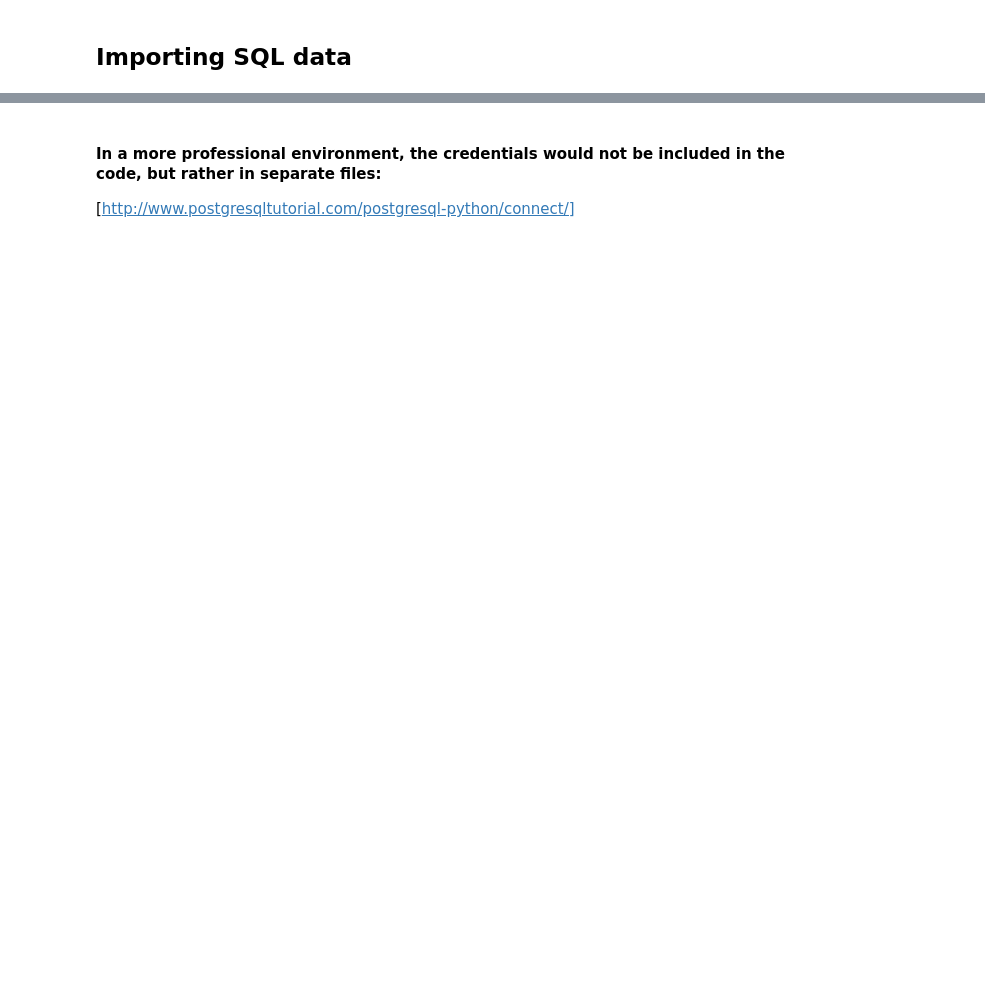
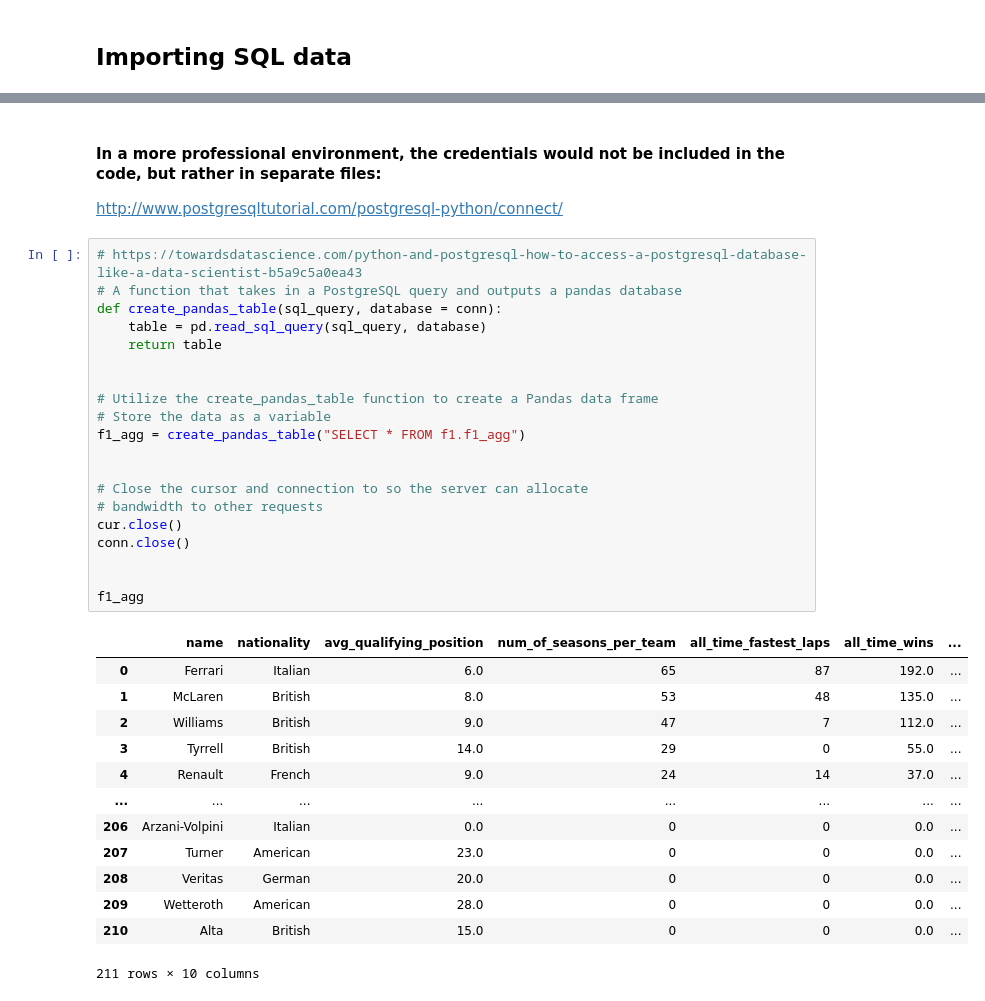
Before and after one commit to quintarius/data-analysis-projects, a Jupyter notebook: f1-analysis/F1_Analysis_01_10_2022.ipynb, the cells around one changed output, grey strips where cells are left out. Cells and saved outputs as stored; diff of their text form; blank space fills up the shorter version.

```diff
--- a/f1-analysis/F1_Analysis_01_10_2022.ipynb
+++ b/f1-analysis/F1_Analysis_01_10_2022.ipynb
@@ -801,4 +796,38 @@ conn.close()
 [('Ferrari', 'Italian', Decimal('6'), 65, 87, Decimal('192'), Decimal('2'), Decimal('5'), 978, Decimal('0.20')), ('McLaren', 'British', Decimal('8'), 53, 48, Decimal('135'), Decimal('2'), Decimal('8') ...
 # %% [markdown]
 #### In a more professional environment, the credentials would not be included in the code, but rather in separate files:
-[http://www.postgresqltutorial.com/postgresql-python/connect/]
+http://www.postgresqltutorial.com/postgresql-python/connect/
+# %%
+# https://towardsdatascience.com/python-and-postgresql-how-to-access-a-postgresql-database-like-a-data-scientist-b5a9c5a0ea43
+# A function that takes in a PostgreSQL query and outputs a pandas database
+def create_pandas_table(sql_query, database = conn):
+    table = pd.read_sql_query(sql_query, database)
+    return table
+
+
+# Utilize the create_pandas_table function to create a Pandas data frame
+# Store the data as a variable
+f1_agg = create_pandas_table("SELECT * FROM f1.f1_agg")
+
+
+# Close the cursor and connection to so the server can allocate
+# bandwidth to other requests
+cur.close()
+conn.close()
+
+
+f1_agg
+# %% [output]
+|  | name | nationality | avg_qualifying_position | num_of_seasons_per_team | all_time_fastest_laps | all_time_wins | ... |
+| 0 | Ferrari | Italian | 6.0 | 65 | 87 | 192.0 | ... |
+| 1 | McLaren | British | 8.0 | 53 | 48 | 135.0 | ... |
+| 2 | Williams | British | 9.0 | 47 | 7 | 112.0 | ... |
+| 3 | Tyrrell | British | 14.0 | 29 | 0 | 55.0 | ... |
+| 4 | Renault | French | 9.0 | 24 | 14 | 37.0 | ... |
+| ... | ... | ... | ... | ... | ... | ... | ... |
+| 206 | Arzani-Volpini | Italian | 0.0 | 0 | 0 | 0.0 | ... |
+| 207 | Turner | American | 23.0 | 0 | 0 | 0.0 | ... |
+| 208 | Veritas | German | 20.0 | 0 | 0 | 0.0 | ... |
+| 209 | Wetteroth | American | 28.0 | 0 | 0 | 0.0 | ... |
+| 210 | Alta | British | 15.0 | 0 | 0 | 0.0 | ... |
+211 rows × 10 columns
```
Also changed, not shown: parts of 3 cells of this notebook.
